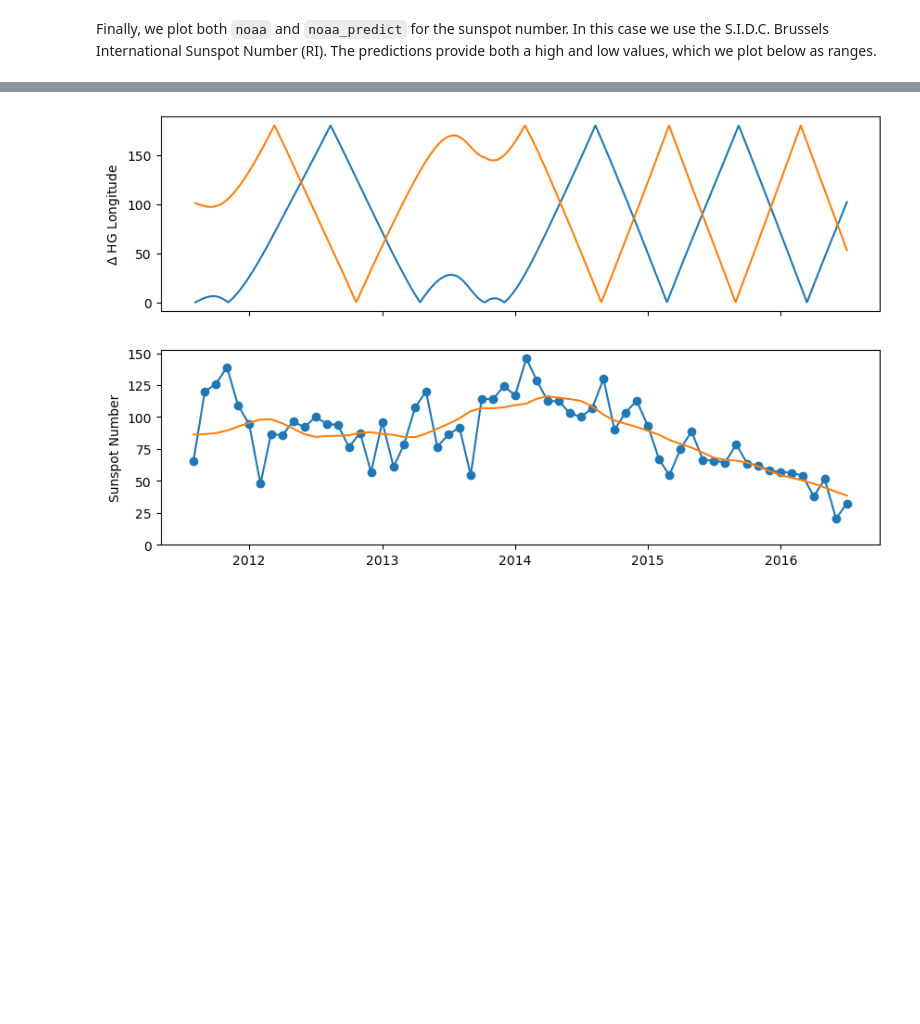
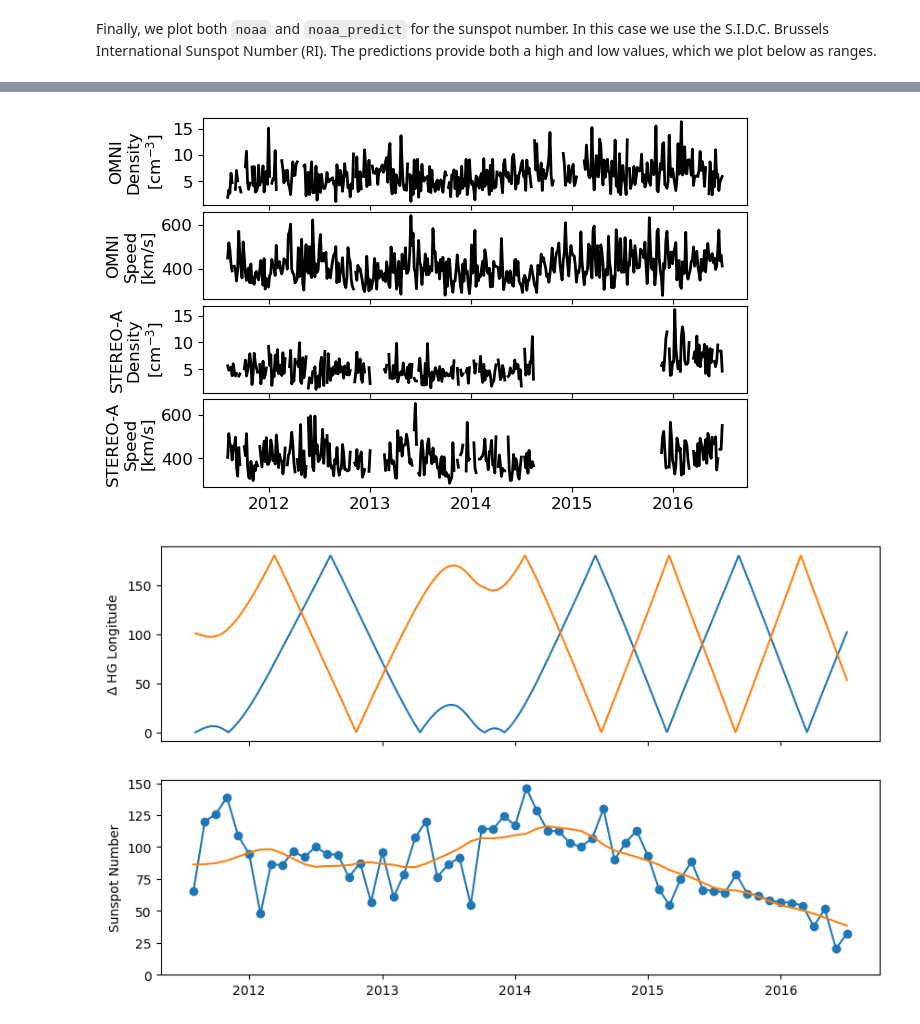
Before and after one commit to Beforerr/ids_spatial_evolution_juno, a Jupyter notebook: notebooks/00_overview.ipynb, the cells around one changed output, grey strips where cells are left out. Saved outputs shown, nothing was run; the diff lists cells and outputs as text; code cells hidden in the pictures; blank space fills up the shorter version.

```diff
--- a/notebooks/00_overview.ipynb
+++ b/notebooks/00_overview.ipynb
@@ -17,3 +17,6 @@ import pandas as pd
 import polars as pl
 
 from matplotlib.pyplot import Axes
+
+plt.rc("savefig", dpi=300)
+plt.rc('figure.subplot', wspace = 0, hspace = 0)
@@ -141,3 +193,8 @@ def plot_sunspot_number(noaa_indices_ts, ax):
+# %%
+fig, axes = plot(tvars2plot, config)
+fig
+# %% [output]
+[figure, added]
 # %%
 fig, axes = plt.subplots(nrows=2, ncols=1, sharex=True, figsize=(10, 6))
 
```
Also changed, not shown: parts of 11 cells of this notebook, 22 other files.
